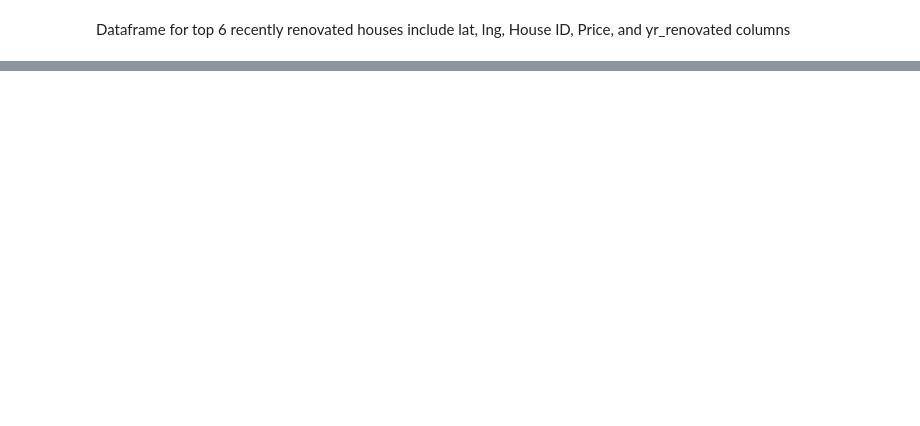
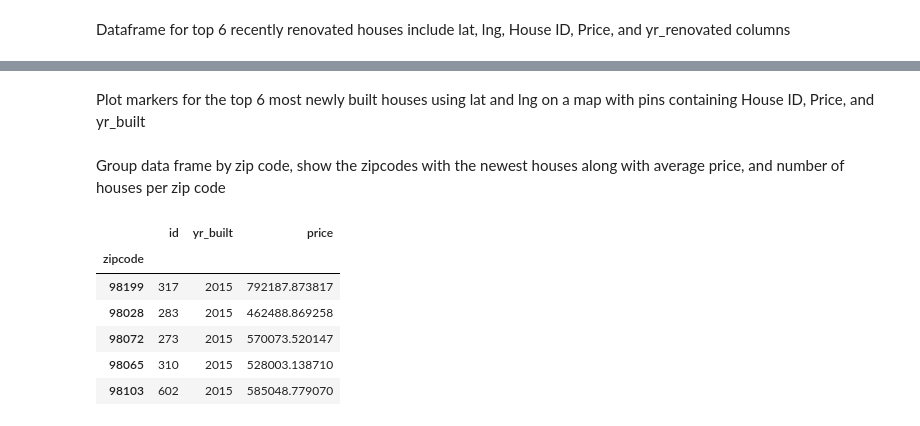
Before and after one commit to ameliahorton/King_county_house_sales_analysis, a Jupyter notebook: House Sales in King County, USA.ipynb, the cells around one changed output, grey strips where cells are left out. Cells and saved outputs as stored; diff of their text form; code cells hidden in the pictures; blank space fills up the shorter version.

```diff
--- a/House Sales in King County, USA.ipynb
+++ b/House Sales in King County, USA.ipynb
@@ -290,0 +322,22 @@ Plot markers for the top 6 most newly built houses using lat and lng on a map wi
+# %% [markdown]
+Plot markers for the top 6 most newly built houses using lat and lng on a map with pins containing House ID, Price, and yr_built
+# %% [markdown]
+Group data frame by zip code, show the zipcodes with the newest houses along with average price, and number of houses per zip code
+# %%
+zipcode_df = house_data_df[["id", "zipcode", "price", "yr_built"]]
+zipcode_df = zipcode_df.groupby(["zipcode"])
+newest = zipcode_df["yr_built"].max()
+price_mean = zipcode_df["price"].mean()
+house_count = zipcode_df["id"].count()
+zipcode_gb_df= pd.DataFrame({"id": house_count, "yr_built": newest, "price": price_mean})
+
+zipcode_gb_df = zipcode_gb_df.sort_values("yr_built", ascending=False)
+zipcode_gb_df.head()
+# %% [output]
+|  | id | yr_built | price |
+| zipcode |  |  |  |
+| 98199 | 317 | 2015 | 792187.873817 |
+| 98028 | 283 | 2015 | 462488.869258 |
+| 98072 | 273 | 2015 | 570073.520147 |
+| 98065 | 310 | 2015 | 528003.138710 |
+| 98103 | 602 | 2015 | 585048.779070 |
```
Also changed, not shown: parts of 11 cells of this notebook, 1 other file.
